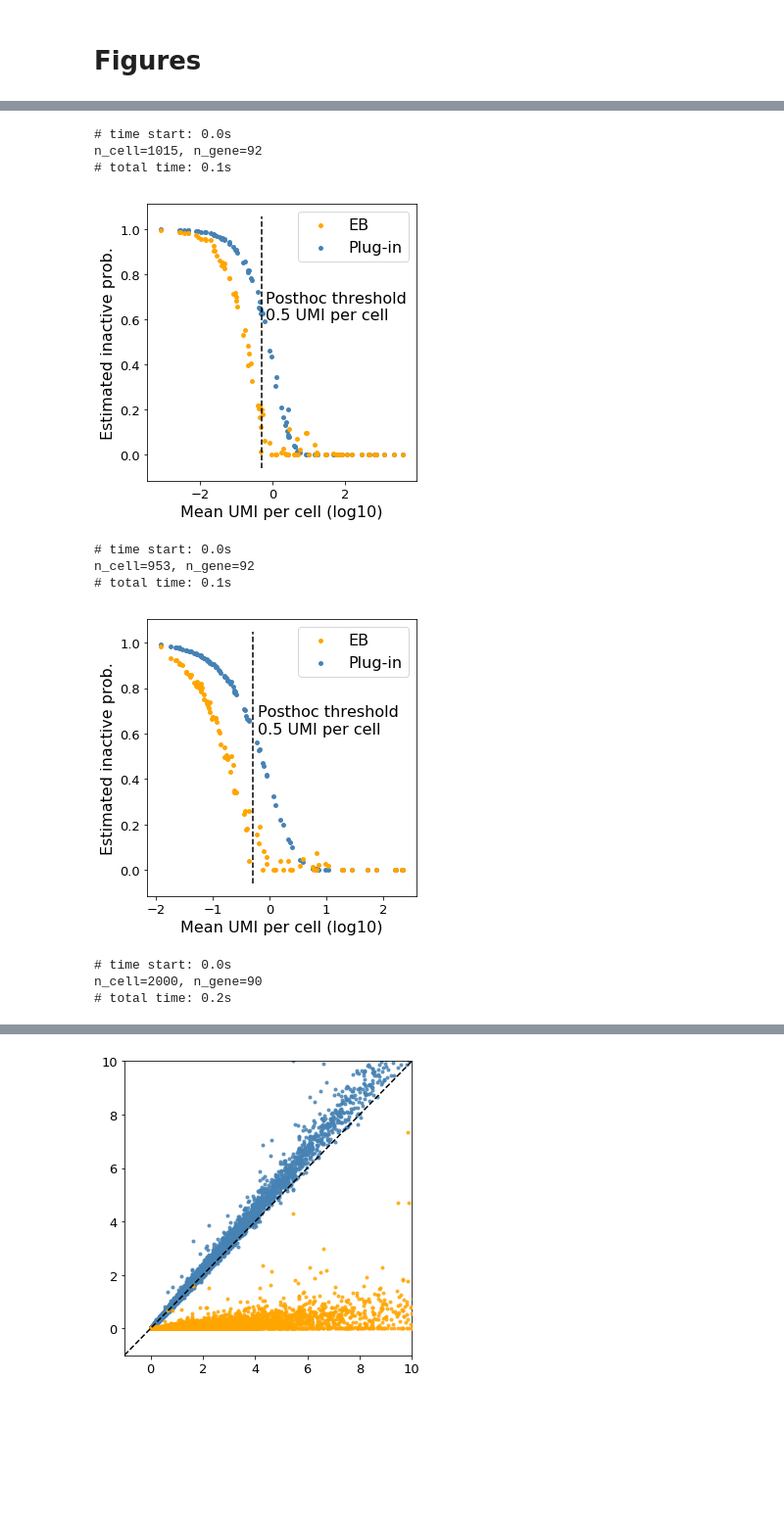
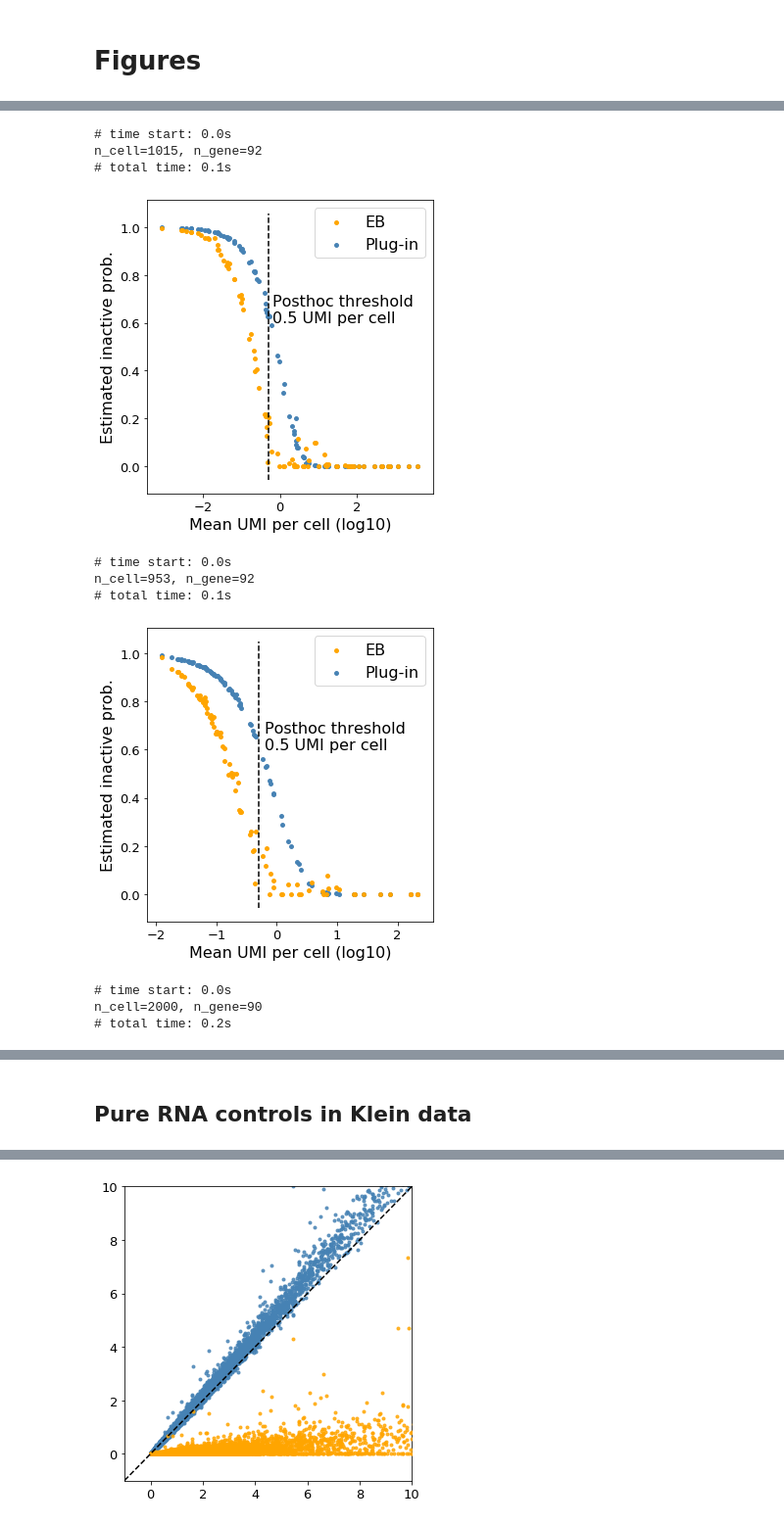
Before and after one commit to martinjzhang/single_cell_eb, a Jupyter notebook: experiments/figure_ercc.ipynb, the cells around one changed output, grey strips where cells are left out. Shown at 98% size. Saved outputs shown, nothing was run; the diff lists cells and outputs as text; code cells hidden in the pictures; blank space fills up the shorter version.

```diff
--- a/experiments/figure_ercc.ipynb
+++ b/experiments/figure_ercc.ipynb
@@ -156,45 +152,43 @@ for dname in data_list:
 # %%
 # inactive probability
-# data_list = ['10x', 'klein', 's1', 's2']
 data_list = ['10x', 'klein', 'Svensson']
-# name_dic = {'10x':'Zheng', 'klein': 'Klein', 's1': 'Svensson 1X', 's2': 'Svensson 2X'}
 for dname in data_list:
     # estimation
     size_factor = sd.dd_size_factor(data_ercc_dic[dname],verbose=False)
     M_ml,M_dd = sd.dd_1d_moment(data_ercc_dic[dname],verbose=False,size_factor=size_factor)
     p0_ml,p0_dd = sd.dd_inactive_prob(data_ercc_dic[dname],
                                       size_factor=size_factor,relative_depth=0.2)
     x_val = np.log10(M_dd[0])
     y_val = (p0_dd)
     y_val_ml = (p0_ml)
     plt.figure(figsize=[5,5])
     plt.scatter(x_val, y_val, color='orange', marker='.', s=60, zorder=2, label='EB')
     plt.scatter(x_val, y_val_ml, color='steelblue', marker='.', s=60, label='Plug-in')
     x_min, x_max = plt.xlim()
     y_min, y_max = plt.ylim()
     y_step = y_max - y_min
     plt.plot([-0.3, -0.3], [y_min, y_max], color='k', linestyle='--')
     if dname == 'Svensson':
-        plt.annotate('Posthoc \nthreshold\n0.5 UMI per cell', [-0.2, 0.6])
+        plt.annotate('Posthoc \nthreshold\n0.5 UMI per cell', [-0.2, 0.6], fontsize=16)
     else:
-        plt.annotate('Posthoc threshold\n0.5 UMI per cell', [-0.2, 0.6])
+        plt.annotate('Posthoc threshold\n0.5 UMI per cell', [-0.2, 0.6], fontsize=16)
     plt.xlabel('Mean UMI per cell (log10)', fontsize=16)
     plt.ylabel('Estimated inactive prob.', fontsize=16)
 #     plt.title(name_dic[dname])
     plt.legend(fontsize=16)
     plt.tight_layout()
     plt.savefig(output_folder+'/p0_%s.png'%dname)
     plt.savefig(output_folder+'/p0_%s.pdf'%dname)
     plt.show()
 # %% [output]
 # time start: 0.0s
 n_cell=1015, n_gene=92
 # total time: 0.1s
-[figure, old version]
+[figure, new version]
 # time start: 0.0s
 n_cell=953, n_gene=92
 # total time: 0.1s
-[figure, old version]
+[figure, new version]
 # time start: 0.0s
 n_cell=2000, n_gene=90
 # total time: 0.2s
@@ -202,3 +196,5 @@ n_cell=2000, n_gene=90
+# %% [markdown]
+## Pure RNA controls in Klein data
 # %%
 # var Klein
 size_factor = sd.dd_size_factor(data_klein,verbose=False)
```
Also changed, not shown: parts of 9 cells of this notebook, 58 other files.
